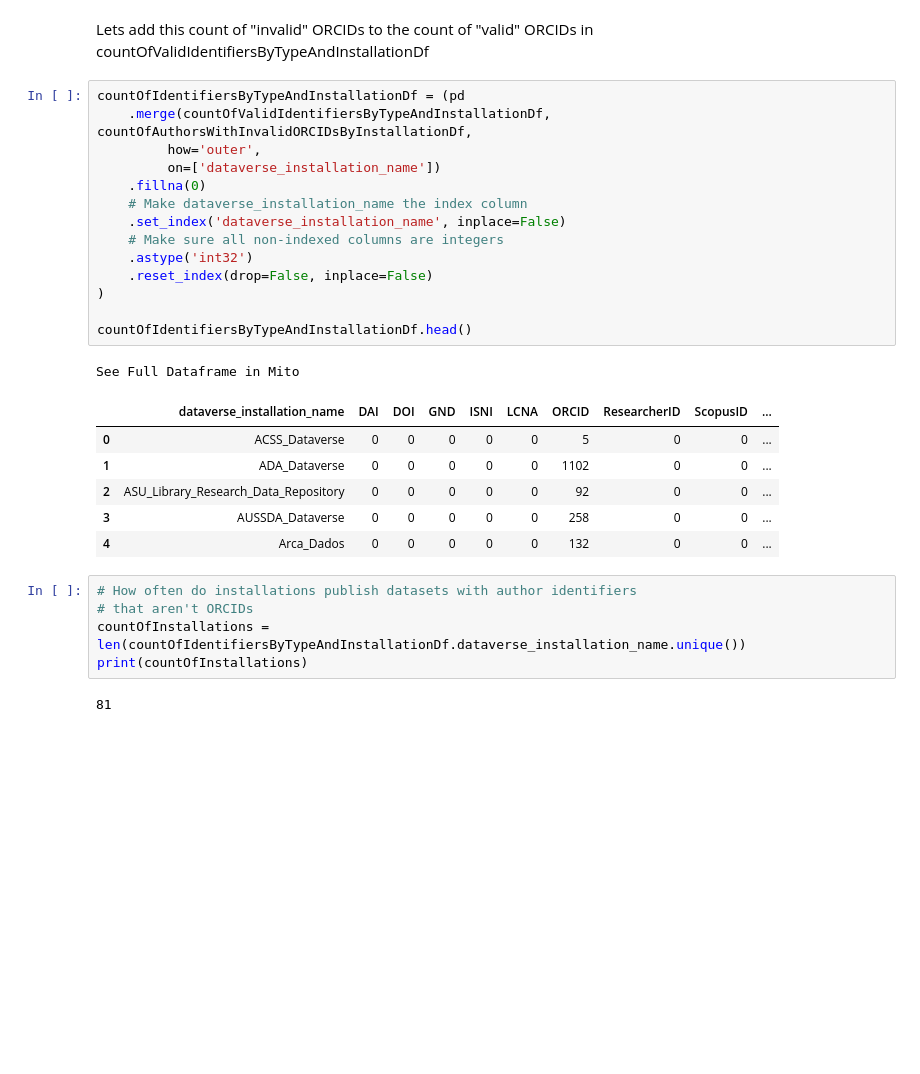
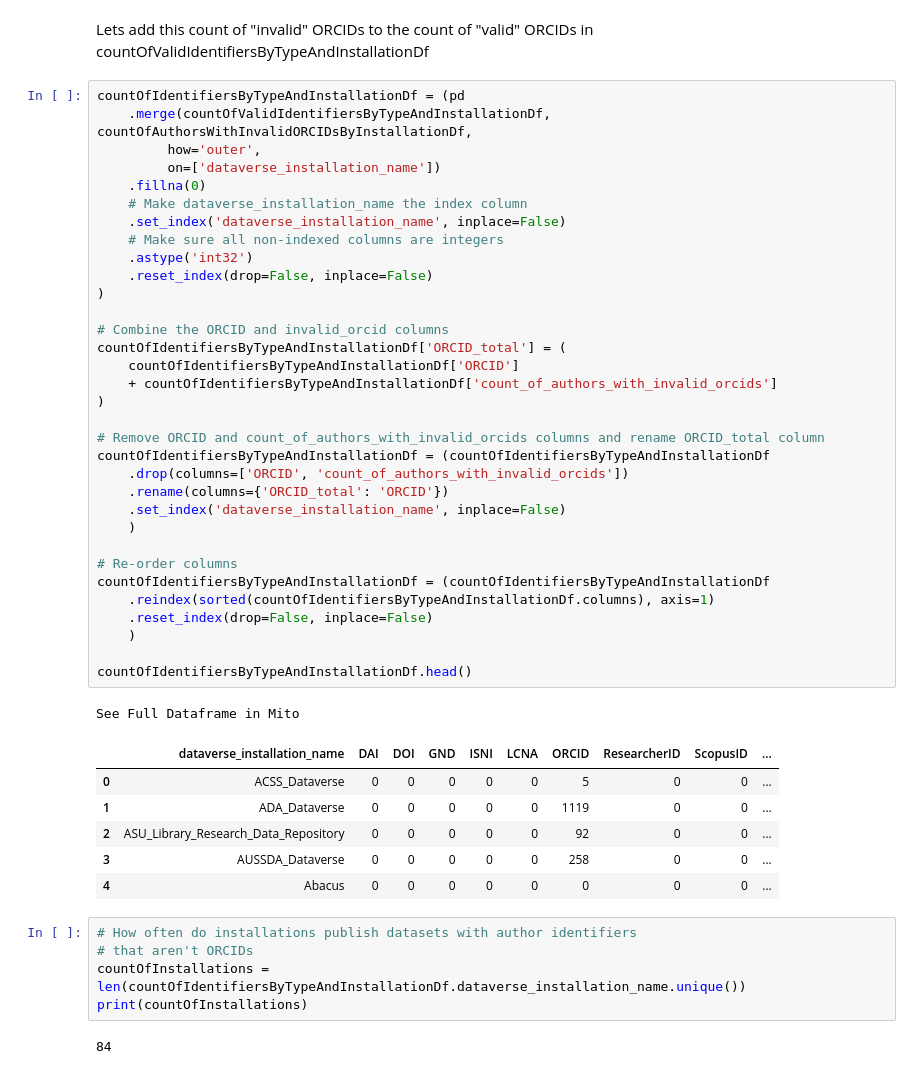
Before and after one commit to jggautier/ux-research-data-analysis, a Jupyter notebook: notebooks/PIDs_for_people_in_Dataverse_datasets/PIDs_for_people_in_HDV_datasets.ipynb, the cells around one changed output. Cells and saved outputs as stored; diff of their text form; blank space fills up the shorter version.

```diff
--- a/notebooks/PIDs_for_people_in_Dataverse_datasets/PIDs_for_people_in_HDV_datasets.ipynb
+++ b/notebooks/PIDs_for_people_in_Dataverse_datasets/PIDs_for_people_in_HDV_datasets.ipynb
@@ -279,29 +279,48 @@ Lets add this count of "invalid" ORCIDs to the count of "valid" ORCIDs in countO
 # %%
 countOfIdentifiersByTypeAndInstallationDf = (pd
     .merge(countOfValidIdentifiersByTypeAndInstallationDf, countOfAuthorsWithInvalidORCIDsByInstallationDf,
          how='outer',
          on=['dataverse_installation_name'])
     .fillna(0)
     # Make dataverse_installation_name the index column
     .set_index('dataverse_installation_name', inplace=False)
     # Make sure all non-indexed columns are integers
     .astype('int32')
     .reset_index(drop=False, inplace=False)
 )
 
+# Combine the ORCID and invalid_orcid columns
+countOfIdentifiersByTypeAndInstallationDf['ORCID_total'] = (
+    countOfIdentifiersByTypeAndInstallationDf['ORCID']
+    + countOfIdentifiersByTypeAndInstallationDf['count_of_authors_with_invalid_orcids']
+)
+
+# Remove ORCID and count_of_authors_with_invalid_orcids columns and rename ORCID_total column
+countOfIdentifiersByTypeAndInstallationDf = (countOfIdentifiersByTypeAndInstallationDf
+    .drop(columns=['ORCID', 'count_of_authors_with_invalid_orcids'])
+    .rename(columns={'ORCID_total': 'ORCID'})
+    .set_index('dataverse_installation_name', inplace=False)
+    )
+
+# Re-order columns
+countOfIdentifiersByTypeAndInstallationDf = (countOfIdentifiersByTypeAndInstallationDf
+    .reindex(sorted(countOfIdentifiersByTypeAndInstallationDf.columns), axis=1)
+    .reset_index(drop=False, inplace=False)
+    )
+
 countOfIdentifiersByTypeAndInstallationDf.head()
 # %% [output]
 See Full Dataframe in Mito
 |  | dataverse_installation_name | DAI | DOI | GND | ISNI | LCNA | ORCID | ResearcherID | ScopusID | ... |
 | 0 | ACSS_Dataverse | 0 | 0 | 0 | 0 | 0 | 5 | 0 | 0 | ... |
-| 1 | ADA_Dataverse | 0 | 0 | 0 | 0 | 0 | 1102 | 0 | 0 | ... |
+| 1 | ADA_Dataverse | 0 | 0 | 0 | 0 | 0 | 1119 | 0 | 0 | ... |
 | 2 | ASU_Library_Research_Data_Repository | 0 | 0 | 0 | 0 | 0 | 92 | 0 | 0 | ... |
 | 3 | AUSSDA_Dataverse | 0 | 0 | 0 | 0 | 0 | 258 | 0 | 0 | ... |
-| 4 | Arca_Dados | 0 | 0 | 0 | 0 | 0 | 132 | 0 | 0 | ... |
+| 4 | Abacus | 0 | 0 | 0 | 0 | 0 | 0 | 0 | 0 | ... |
 # %%
 # How often do installations publish datasets with author identifiers
 # that aren't ORCIDs
 countOfInstallations = len(countOfIdentifiersByTypeAndInstallationDf.dataverse_installation_name.unique())
 print(countOfInstallations)
 # %% [output]
-81
+84
```
